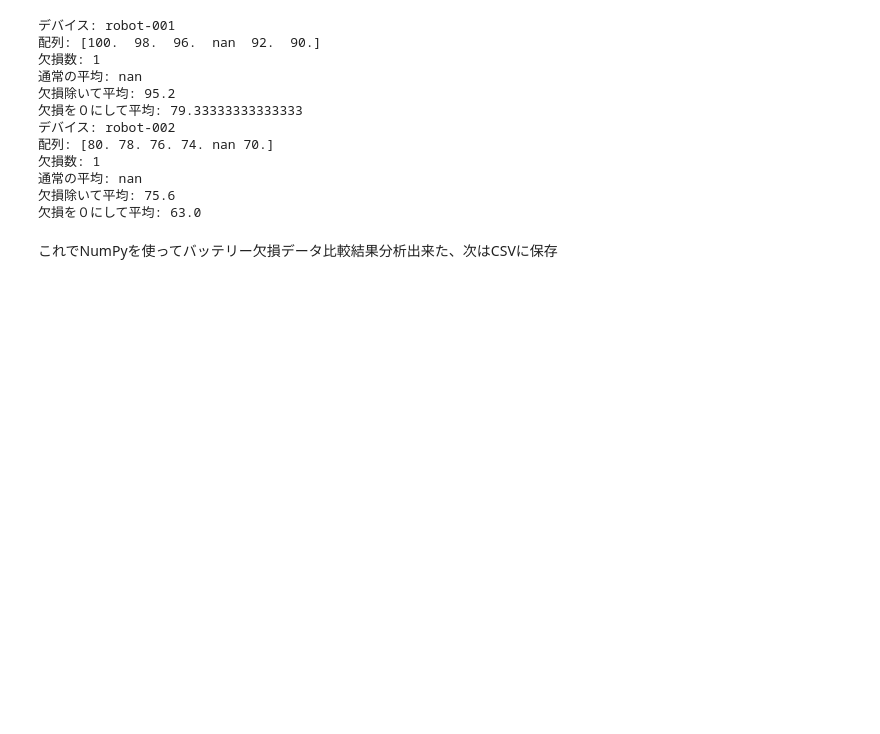
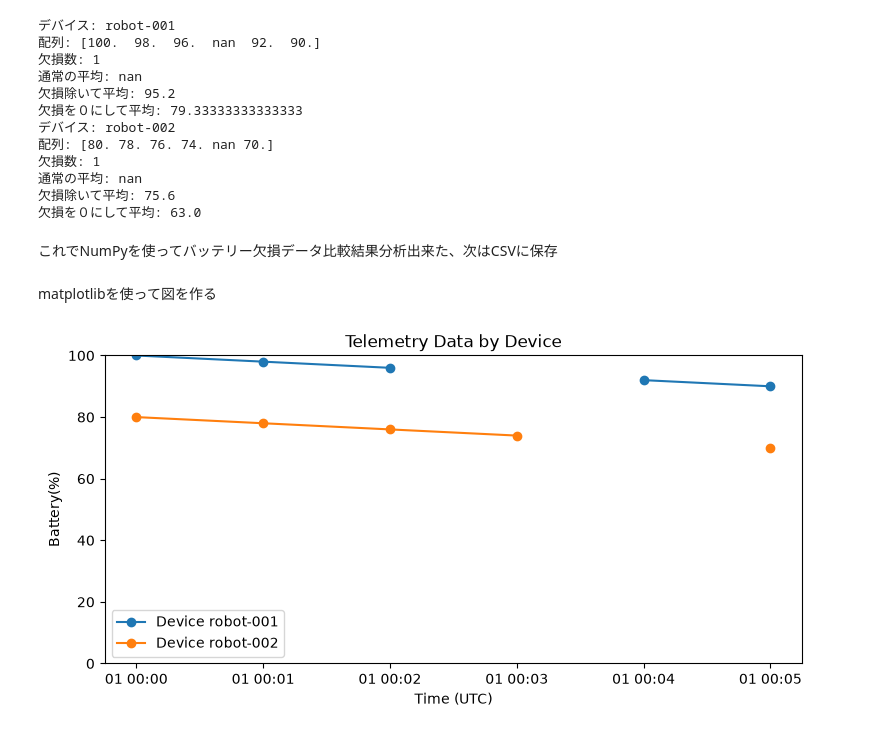
Before and after one commit to MudRocksHammer/TMRP, a Jupyter notebook: notebooks/telemetry_analysis.ipynb, the cells around one changed output. Drawn from its saved outputs; the diff is of its cells as text; code cells hidden in the pictures; blank space fills up the shorter version.

Commit message:
feat: add telemetry plots and time-based reports

```diff
--- a/notebooks/telemetry_analysis.ipynb
+++ b/notebooks/telemetry_analysis.ipynb
@@ -132,3 +132,31 @@ output_path.parent.mkdir(parents=True, exist_ok=True)
 
 battery_summary_df = pd.DataFrame(battery_summary)
 battery_summary_df.to_csv(output_path, encoding="utf-8", index=False)
+# %% [markdown]
+matplotlibを使って図を作る
+# %%
+import matplotlib.pyplot as plt
+
+fig, ax = plt.subplots(figsize=(9, 4))
+
+for device_id, group in df.groupby("device_id"):
+    ordered = group.sort_values("event_time")
+    ax.plot(
+        ordered["event_time"],
+        ordered["battery_percent"],
+        marker="o",
+        label=f"Device {device_id}",
+    )
+
+ax.set_xlabel("Time (UTC)")
+ax.set_ylabel("Battery(%)")
+ax.set_title("Telemetry Data by Device")
+ax.legend()
+ax.set_ylim(0, 100)
+plt.show()
+
+fig_path = project_root / "reports/figures/telemetry_data_by_device.png"
+fig_path.parent.mkdir(parents=True, exist_ok=True)
+fig.savefig(fig_path)
+# %% [output]
+[figure, added]
```
Also changed, not shown: parts of 7 cells of this notebook, 6 other files.
